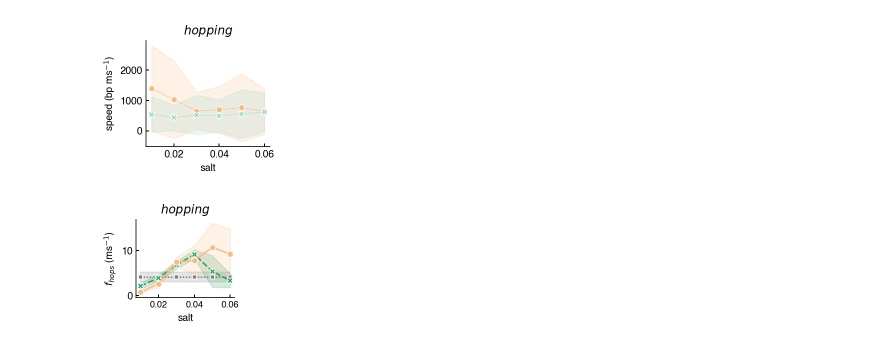
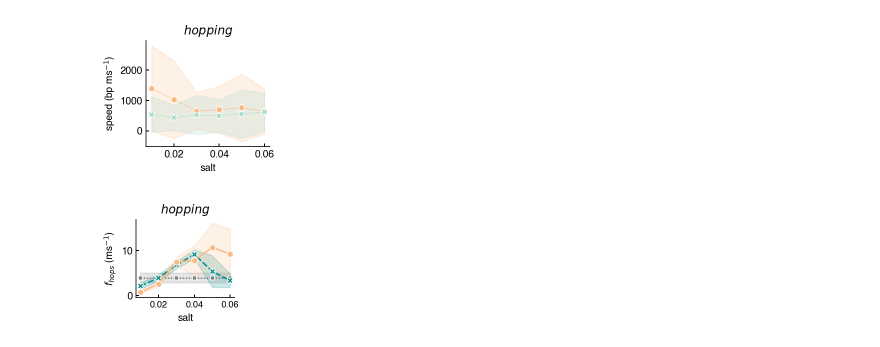
Before and after one commit to mallu2/CG_analysis, a Jupyter notebook: analysis_sliding_and_hopping.ipynb, the cells around one changed output. Saved outputs shown, nothing was run; the diff lists cells and outputs as text; code cells hidden in the pictures.

```diff
--- a/analysis_sliding_and_hopping.ipynb
+++ b/analysis_sliding_and_hopping.ipynb
@@ -1881,28 +2134,28 @@ all_exp=hopping_f.append(exp)
 # %%
 fig=plt.subplots(figsize = (2.2,2.))
 g=sns.lineplot(x='salt',y='$f_{hops}$ (ms$^{-1}$)',hue='conformation',data=all_exp_no_outlieres\
-            ,palette=['grey',g3,o2],style="conformation",markers=True,ci='sd', hue_order=['experimental','recognition','search'])
+            ,palette=['grey','darkcyan',o2],style="conformation",markers=True,ci='sd', hue_order=['experimental','recognition','search'])
 
 plt.legend(title='conformation',edgecolor='white',loc='upper left',bbox_to_anchor=(0.57, 1.15),
            markerscale=0.6,fontsize=9,ncol=1,labelspacing=0.2,handlelength=0.3)
 plt.title('$hopping$',fontsize=12)
 plt.tick_params(
     axis='both',          # changes apply to the x-axis
     which='both',      # both major and minor ticks are affected
     bottom=True,      # ticks along the bottom edge are off
     top=False,         # ticks along the top edge are off
     labelbottom=True,
     labeltop = False,
     right=False, left=True, labelleft=True,labelsize='medium',
     width = 1,
     length = 3, color='k',direction ='in')
 sns.despine()
 #plt.yticks([0,1,2,3,4,5],[0,1,2,3,4,5],fontsize=9)
 plt.xticks(fontsize=9)
 #b=sns.lineplot(x='salt',y='$f_{hops}$ (ms$^{-1}$)',data=exp,alpha=0.7,color='grey')
 g.legend([],[], frameon=False)
 #plt.ylim(0.005,17)
 plt.tight_layout()
 plt.savefig("/Users/mallu899/Mirror/projects/lacI_CG_master/LacI_CG_Draft/Figures/Version9/Figure4_plots/hopping_freq_norm.png",dpi=300,transparent=True)
 # %% [output]
-[figure, old version]
+[figure, new version]
```
Also changed, not shown: parts of 31 cells of this notebook.
